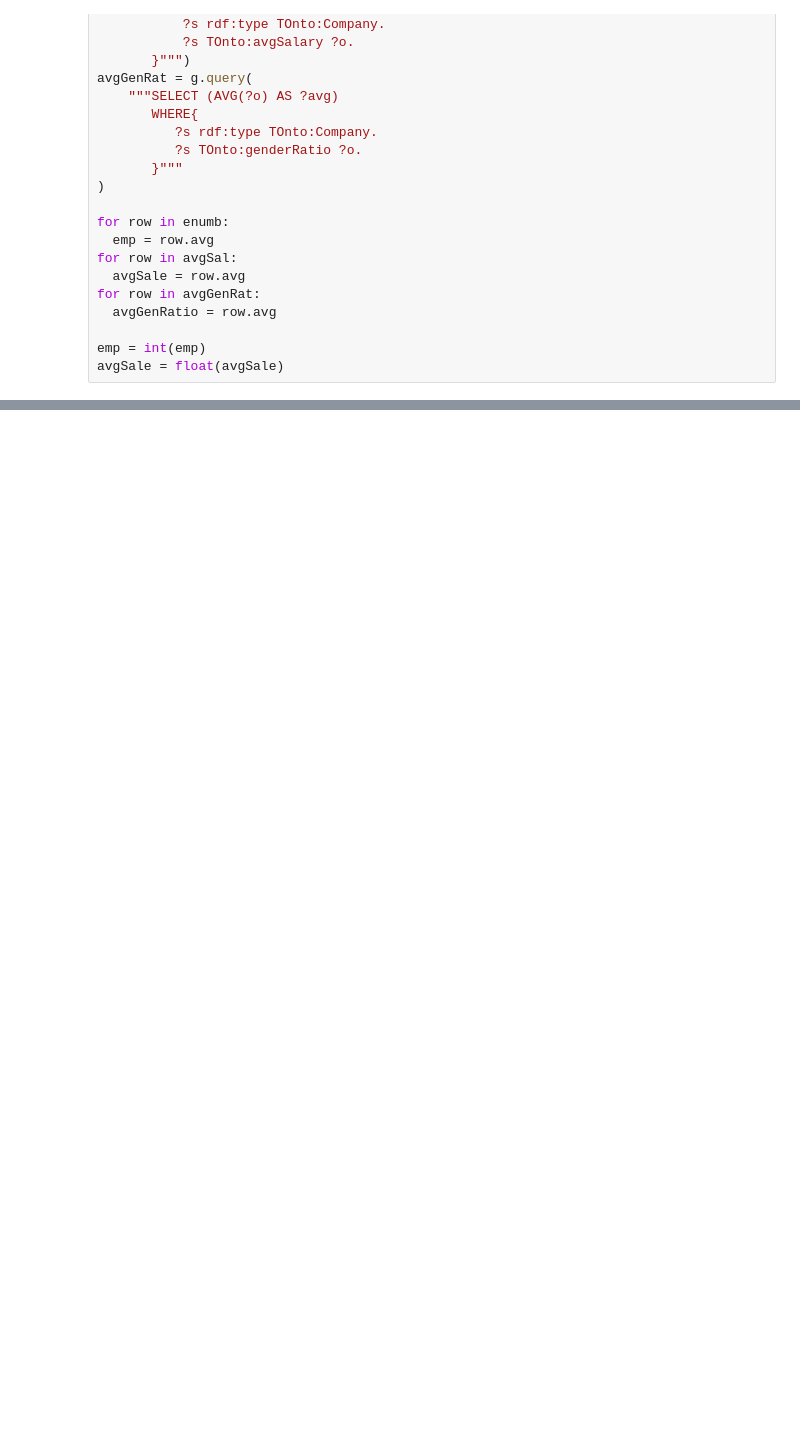
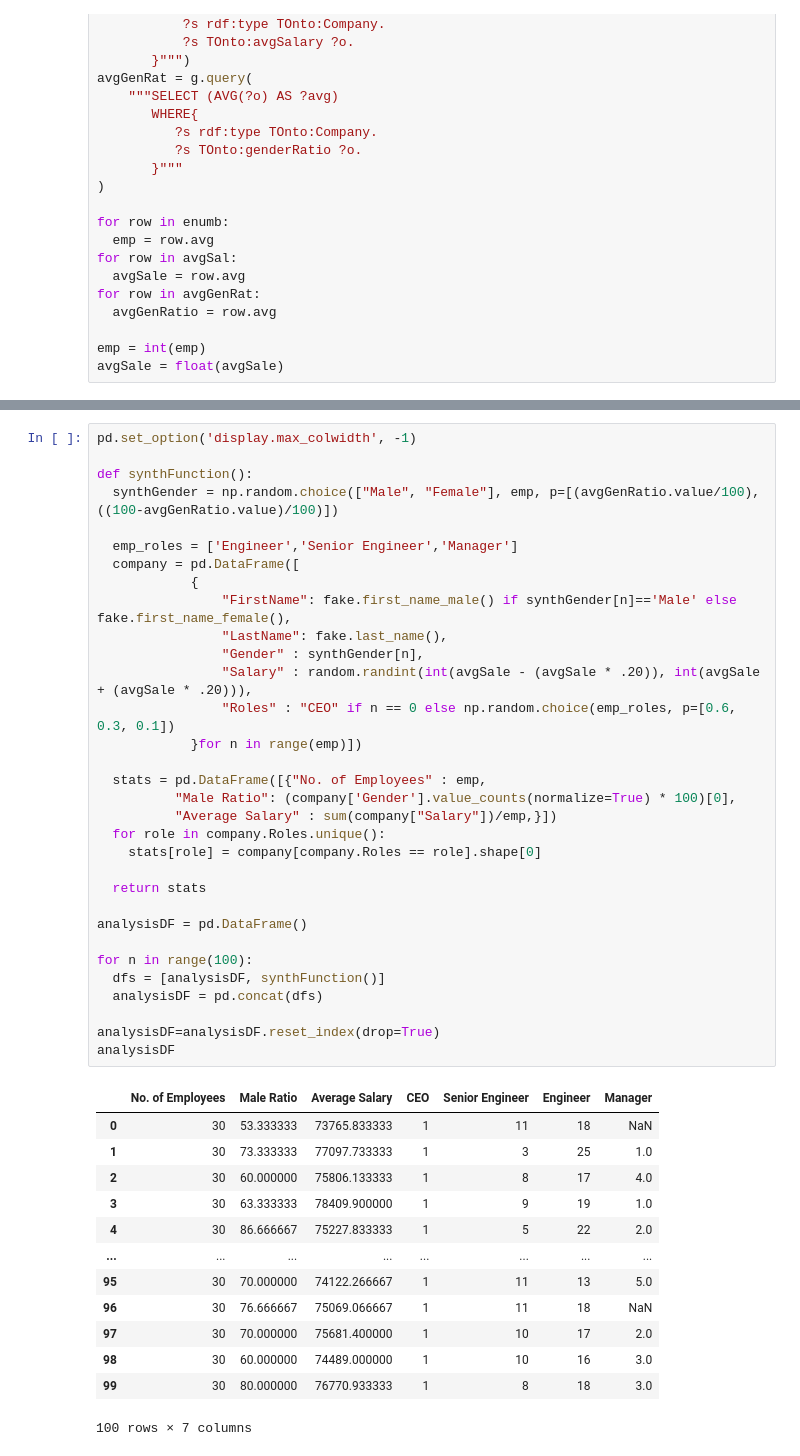
Before and after one commit to maheshmistry/ProgrammT, a Jupyter notebook: Base.ipynb, the cells around one changed output, grey strips where cells are left out. Drawn from its saved outputs; the diff is of its cells as text; blank space fills up the shorter version.

```diff
--- a/Base.ipynb
+++ b/Base.ipynb
@@ -132,0 +116,46 @@ company
+# %%
+pd.set_option('display.max_colwidth', -1)
+
+def synthFunction():
+  synthGender = np.random.choice(["Male", "Female"], emp, p=[(avgGenRatio.value/100), ((100-avgGenRatio.value)/100)])
+
+  emp_roles = ['Engineer','Senior Engineer','Manager']
+  company = pd.DataFrame([
+            {
+                "FirstName": fake.first_name_male() if synthGender[n]=='Male' else fake.first_name_female(),
+                "LastName": fake.last_name(),
+                "Gender" : synthGender[n],
+                "Salary" : random.randint(int(avgSale - (avgSale * .20)), int(avgSale + (avgSale * .20))),
+                "Roles" : "CEO" if n == 0 else np.random.choice(emp_roles, p=[0.6, 0.3, 0.1])
+            }for n in range(emp)])
+
+  stats = pd.DataFrame([{"No. of Employees" : emp,
+          "Male Ratio": (company['Gender'].value_counts(normalize=True) * 100)[0],
+          "Average Salary" : sum(company["Salary"])/emp,}])
+  for role in company.Roles.unique():
+    stats[role] = company[company.Roles == role].shape[0]
+
+  return stats
+
+analysisDF = pd.DataFrame()
+
+for n in range(100):
+  dfs = [analysisDF, synthFunction()]
+  analysisDF = pd.concat(dfs)
+
+analysisDF=analysisDF.reset_index(drop=True)
+analysisDF
+# %% [output]
+|  | No. of Employees | Male Ratio | Average Salary | CEO | Senior Engineer | Engineer | Manager |
+| 0 | 30 | 53.333333 | 73765.833333 | 1 | 11 | 18 | NaN |
+| 1 | 30 | 73.333333 | 77097.733333 | 1 | 3 | 25 | 1.0 |
+| 2 | 30 | 60.000000 | 75806.133333 | 1 | 8 | 17 | 4.0 |
+| 3 | 30 | 63.333333 | 78409.900000 | 1 | 9 | 19 | 1.0 |
+| 4 | 30 | 86.666667 | 75227.833333 | 1 | 5 | 22 | 2.0 |
+| ... | ... | ... | ... | ... | ... | ... | ... |
+| 95 | 30 | 70.000000 | 74122.266667 | 1 | 11 | 13 | 5.0 |
+| 96 | 30 | 76.666667 | 75069.066667 | 1 | 11 | 18 | NaN |
+| 97 | 30 | 70.000000 | 75681.400000 | 1 | 10 | 17 | 2.0 |
+| 98 | 30 | 60.000000 | 74489.000000 | 1 | 10 | 16 | 3.0 |
+| 99 | 30 | 80.000000 | 76770.933333 | 1 | 8 | 18 | 3.0 |
+100 rows × 7 columns
```
Also changed, not shown: parts of 8 cells of this notebook.
